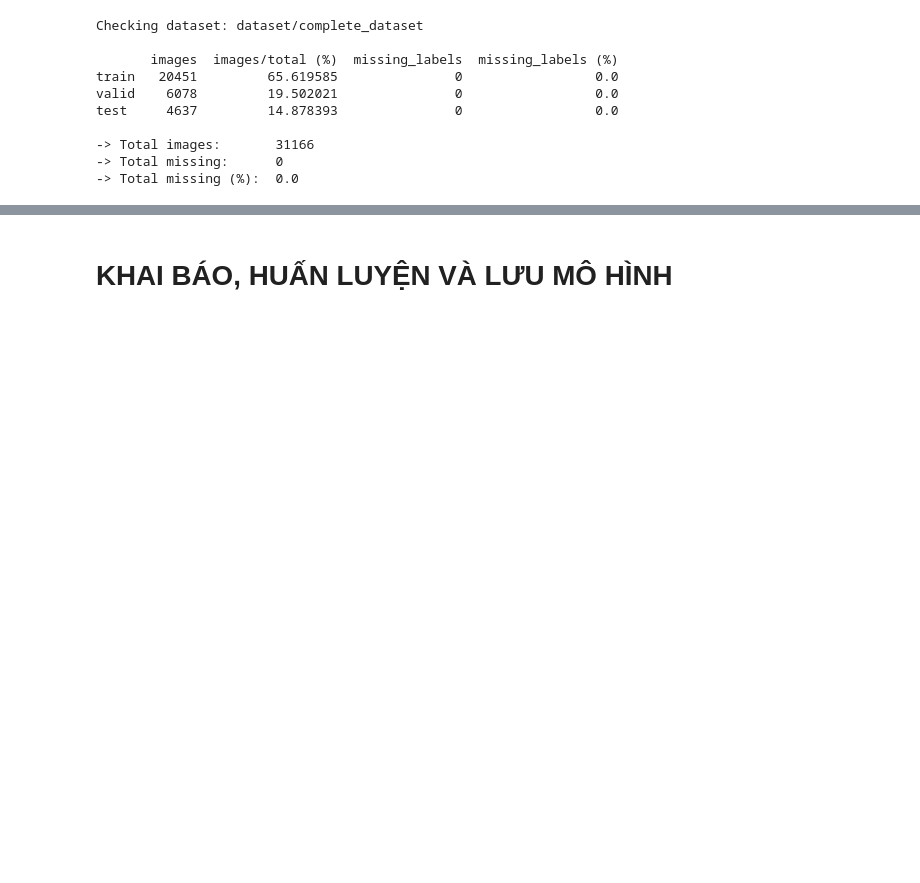
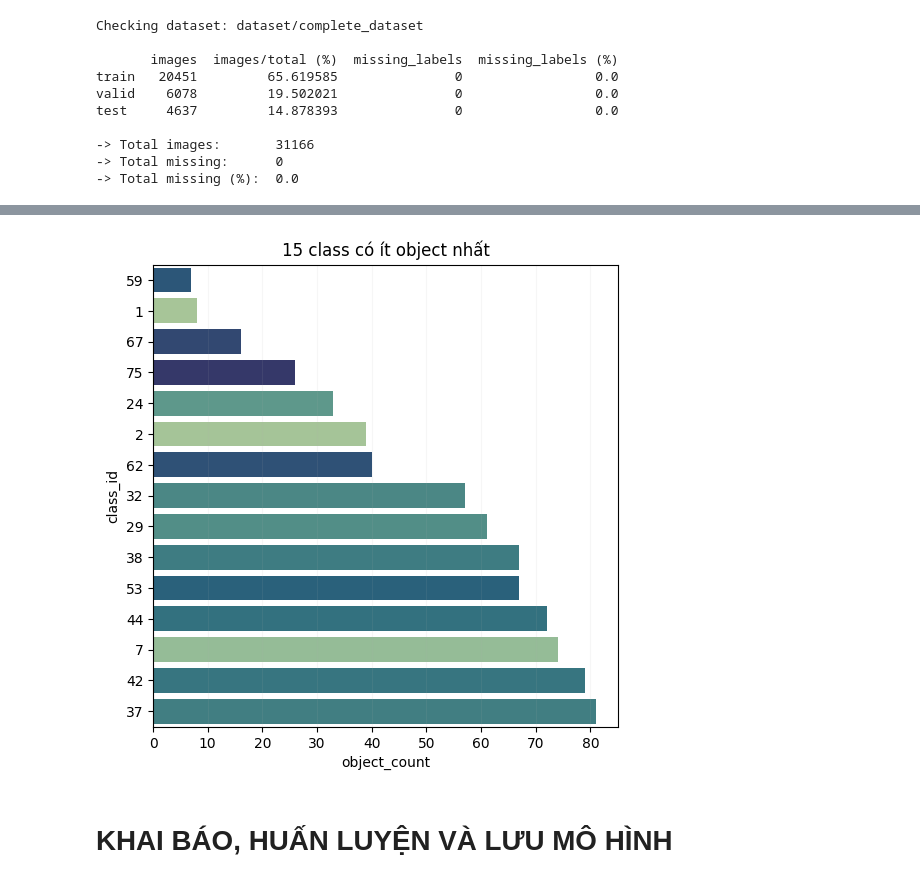
Before and after one commit to iam-BUDDYY/using-deep-learning-to-classify-animal-and-human-images, a Jupyter notebook: PROJECT REPORT.ipynb, the cells around one changed output, grey strips where cells are left out. Cells and saved outputs as stored; diff of their text form; code cells hidden in the pictures; blank space fills up the shorter version.

```diff
--- a/PROJECT REPORT.ipynb
+++ b/PROJECT REPORT.ipynb
@@ -261,3 +361,30 @@ Theo kết quả được in ra, dataset có tổng cộng 31166 ảnh và mỗi
+# %%
+plt.figure(figsize=plot_size)
+
+order = (
+    df_bottom15
+    .sort_values("object_count", ascending=True)["class_id"]
+    .astype(str)
+)
+
+sns.barplot(
+    data=df_bottom15,
+    x="object_count",
+    y=df_bottom15["class_id"].astype(str),
+    order=order,
+    hue="class_id",
+    palette="crest",
+    legend=False,
+    errorbar=None
+)
+
+plt.xlabel("object_count")
+plt.ylabel("class_id")
+plt.title("15 class có ít object nhất")
+plt.grid(axis='x', alpha=0.1)
+plt.show()
+# %% [output]
+[figure, added]
 # %% [markdown]
 # KHAI BÁO, HUẤN LUYỆN VÀ LƯU MÔ HÌNH
 # %% [markdown]
```
Also changed, not shown: parts of 17 cells of this notebook, 2 other files.
